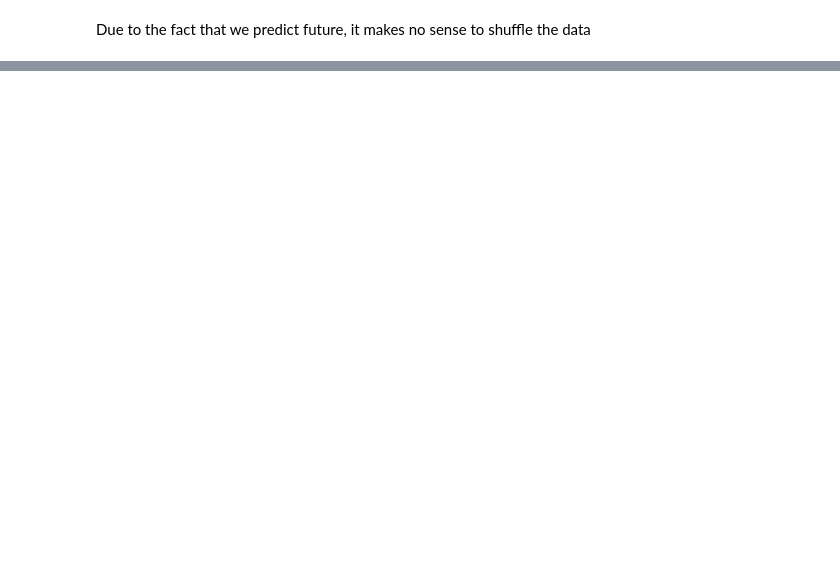
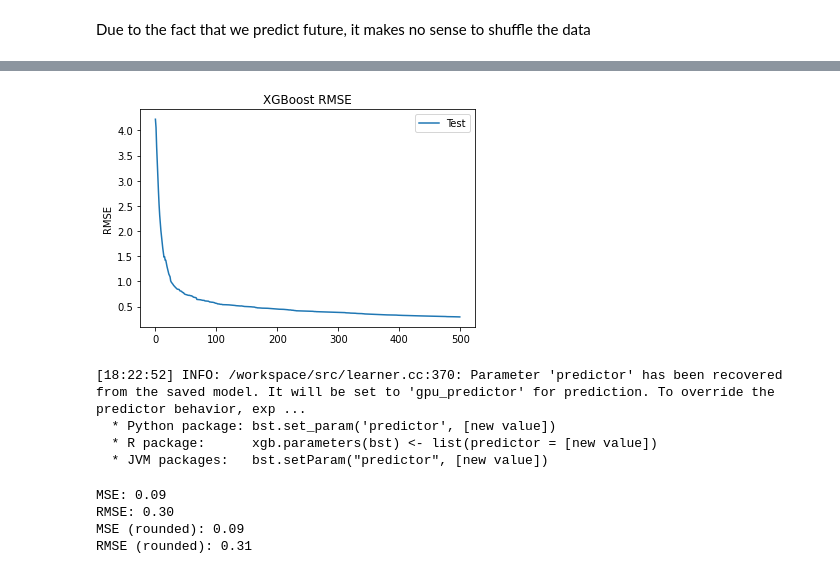
Before and after one commit to TayJen/HSE-Practice, a Jupyter notebook: HSE XGBoost Model Optimization.ipynb, the cells around one changed output, grey strips where cells are left out. Drawn from its saved outputs; the diff is of its cells as text; code cells hidden in the pictures; blank space fills up the shorter version.

```diff
--- a/HSE XGBoost Model Optimization.ipynb
+++ b/HSE XGBoost Model Optimization.ipynb
@@ -116,10 +155,12 @@ fit_params={"early_stopping_rounds": 10,
 # %%
 random_state = 13
 verbosity = 2
+gp = 'gpu_hist'
 obj = 'reg:squarederror'
 # %%
 xgbr = xgb.XGBRegressor(verbosity=verbosity,
                         objective=obj,
+                        tree_method = gp,
                         random_state=random_state)
 # %%
 # X_train = df[df.date_block_num < 33].drop(['item_cnt'], axis=1)
@@ -152,9 +174,9 @@ P.S. After a lot of time-consuming trainings these params were chosen.
 # %%
 grid_obj_xgbr = RandomizedSearchCV(xgbr, params,
-                                   cv=custom_cv,
-                                   n_iter=5,
+                                   cv=splits,
+                                   n_iter=50,
                                    scoring='neg_root_mean_squared_error',
-                                   verbose=5, n_jobs=1)
+                                   verbose=3)
 # %%
 grid_obj_xgbr.fit(X, y, **fit_params)
 # %% [output]
@@ -189,19 +236,23 @@ print("\n The best parameters across ALL searched params:\n", grid_obj_xgbr.best
+# %%
+xgbr = grid_obj_xgbr.best_estimator_
 # %%
 import matplotlib.pyplot as plt
 
 # retrieve performance metrics
 results = xgbr.evals_result()
 epochs = len(results['validation_0']['rmse'])
 x_axis = range(0, epochs)
 
 # plot rmse
 fig, ax = plt.subplots()
-ax.plot(x_axis, results['validation_0']['rmse'], label='Train')
-ax.plot(x_axis, results['validation_1']['rmse'], label='Test')
+ax.plot(x_axis, results['validation_0']['rmse'], label='Test')
+# ax.plot(x_axis, results['validation_1']['rmse'], label='Test')
 ax.legend()
 plt.ylabel('RMSE')
 plt.title('XGBoost RMSE')
 plt.show()
+# %% [output]
+[figure, added]
 # %%
 import pickle
 
@@ -214,12 +265,18 @@ pickle.dump(xgbr, open(dest + file_name, 'wb'))
 import pickle
 
 dest = '/content/drive/MyDrive/HSE Final Project/Models/'
-file_name = 'xgb_reg_5 (new valid + prices).pkl'
+file_name = 'xgb_reg_7.pkl'
 # load
 xgbr = pickle.load(open(dest + file_name, "rb"))
+# %% [output]
+[18:22:52] INFO: /workspace/src/learner.cc:370: Parameter 'predictor' has been recovered from the saved model. It will be set to 'gpu_predictor' for prediction. To override the predictor behavior, exp ...
+  * Python package: bst.set_param('predictor', [new value])
+  * R package:      xgb.parameters(bst) <- list(predictor = [new value])
+  * JVM packages:   bst.setParam("predictor", [new value])
 # %%
 from sklearn.metrics import mean_squared_error
 
+X_valid, y_valid = X.iloc[valid_indices], y.iloc[valid_indices]
 y_pred = xgbr.predict(X_valid)
 y_pred_rounded = np.around(y_pred)
 mse = mean_squared_error(y_valid, y_pred)
@@ -230,6 +287,11 @@ print('RMSE: %.2f' % (mse ** (0.5)))
 
 print('MSE (rounded): %.2f' % mse_rd)
 print('RMSE (rounded): %.2f' % (mse_rd ** (0.5)))
+# %% [output]
+MSE: 0.09
+RMSE: 0.30
+MSE (rounded): 0.09
+RMSE (rounded): 0.31
 # %%
 # from sklearn.metrics import mean_squared_log_error
 # msle = mean_squared_log_error(y_test, y_pred)
```
Also changed, not shown: parts of 24 cells of this notebook.
